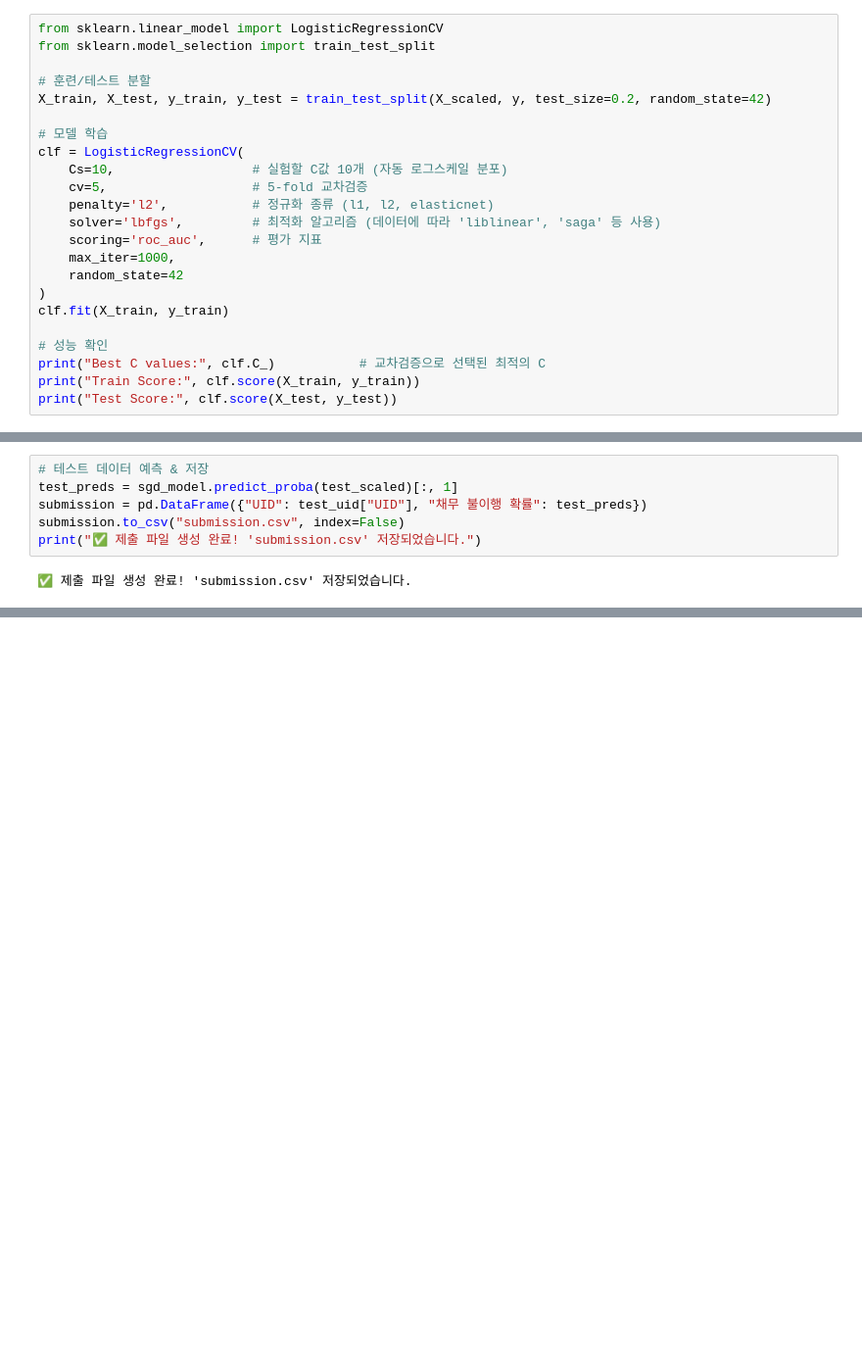
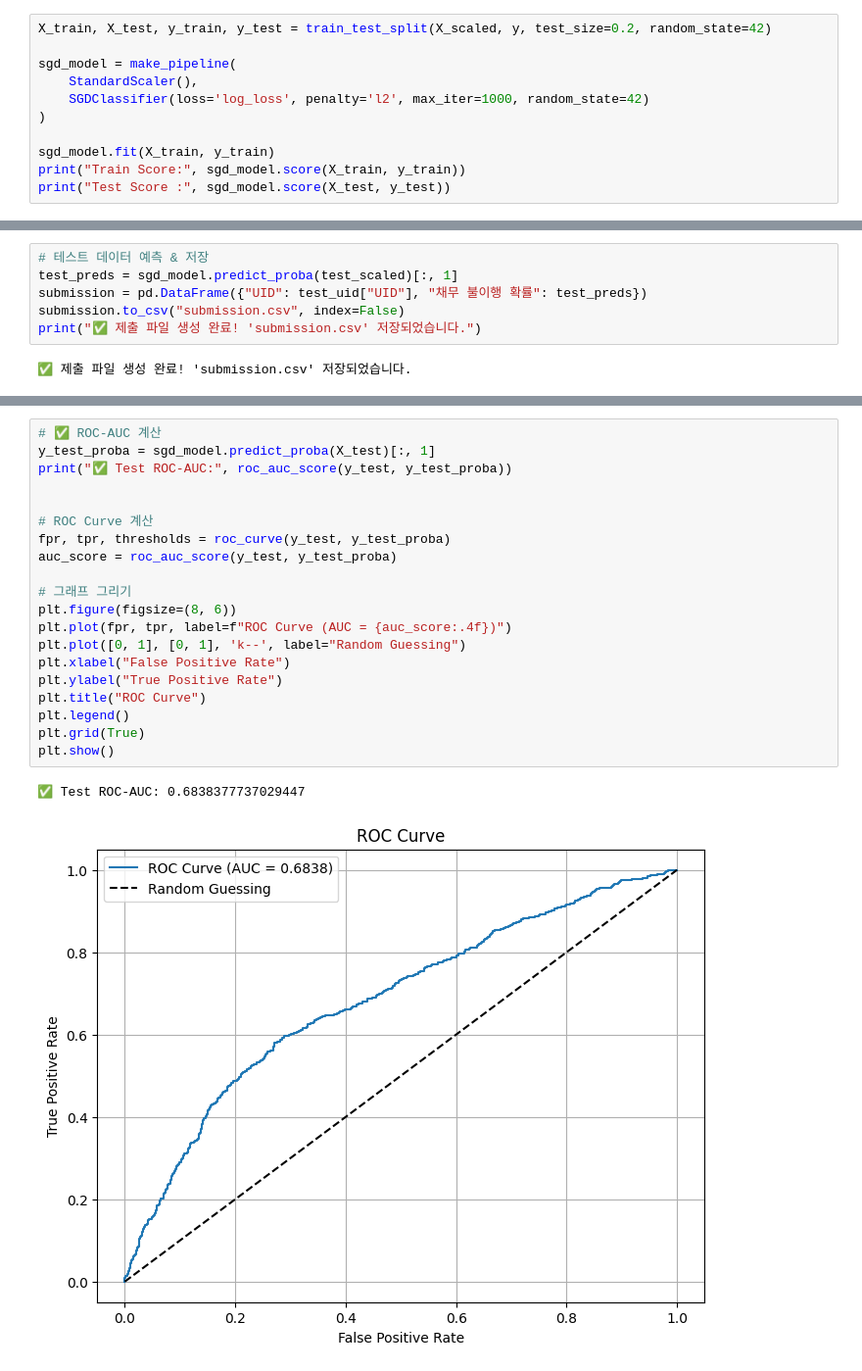
Before and after one commit to b00kkk/prediction_of_default, a Jupyter notebook: prediction_of_default.ipynb, the cells around one changed output, grey strips where cells are left out. Shown: that part at 98% size. Cells and saved outputs as stored; diff of their text form; blank space fills up the shorter version.

```diff
--- a/prediction_of_default.ipynb
+++ b/prediction_of_default.ipynb
@@ -121,24 +100,12 @@ test_scaled = scaler.transform(test_imputed)
 # %%
-from sklearn.linear_model import LogisticRegressionCV
-from sklearn.model_selection import train_test_split
-
-# 훈련/테스트 분할
 X_train, X_test, y_train, y_test = train_test_split(X_scaled, y, test_size=0.2, random_state=42)
 
-# 모델 학습
-clf = LogisticRegressionCV(
-    Cs=10,                  # 실험할 C값 10개 (자동 로그스케일 분포)
-    cv=5,                   # 5-fold 교차검증
-    penalty='l2',           # 정규화 종류 (l1, l2, elasticnet)
-    solver='lbfgs',         # 최적화 알고리즘 (데이터에 따라 'liblinear', 'saga' 등 사용)
-    scoring='roc_auc',      # 평가 지표
-    max_iter=1000,
-    random_state=42
+sgd_model = make_pipeline(
+    StandardScaler(),
+    SGDClassifier(loss='log_loss', penalty='l2', max_iter=1000, random_state=42)
 )
-clf.fit(X_train, y_train)
 
-# 성능 확인
-print("Best C values:", clf.C_)           # 교차검증으로 선택된 최적의 C
-print("Train Score:", clf.score(X_train, y_train))
-print("Test Score:", clf.score(X_test, y_test))
+sgd_model.fit(X_train, y_train)
+print("Train Score:", sgd_model.score(X_train, y_train))
+print("Test Score :", sgd_model.score(X_test, y_test))
 # %% [output]
@@ -203,0 +138,23 @@ plt.show()
+# %%
+# ✅ ROC-AUC 계산
+y_test_proba = sgd_model.predict_proba(X_test)[:, 1]
+print("✅ Test ROC-AUC:", roc_auc_score(y_test, y_test_proba))
+
+
+# ROC Curve 계산
+fpr, tpr, thresholds = roc_curve(y_test, y_test_proba)
+auc_score = roc_auc_score(y_test, y_test_proba)
+
+# 그래프 그리기
+plt.figure(figsize=(8, 6))
+plt.plot(fpr, tpr, label=f"ROC Curve (AUC = {auc_score:.4f})")
+plt.plot([0, 1], [0, 1], 'k--', label="Random Guessing")
+plt.xlabel("False Positive Rate")
+plt.ylabel("True Positive Rate")
+plt.title("ROC Curve")
+plt.legend()
+plt.grid(True)
+plt.show()
+# %% [output]
+✅ Test ROC-AUC: 0.6838377737029447
+[figure, added]
```
Also changed, not shown: parts of 16 cells of this notebook.
